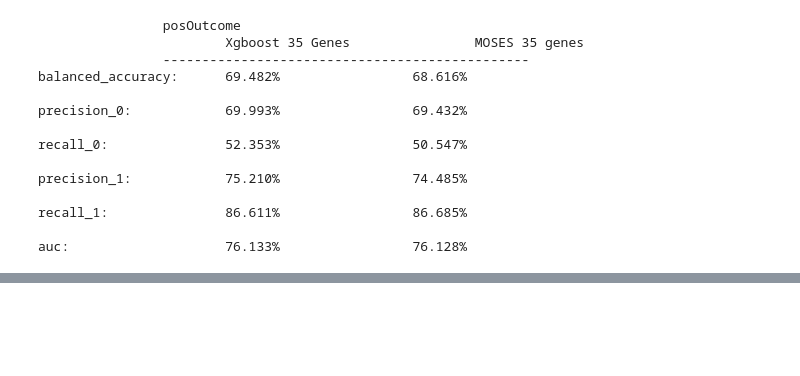
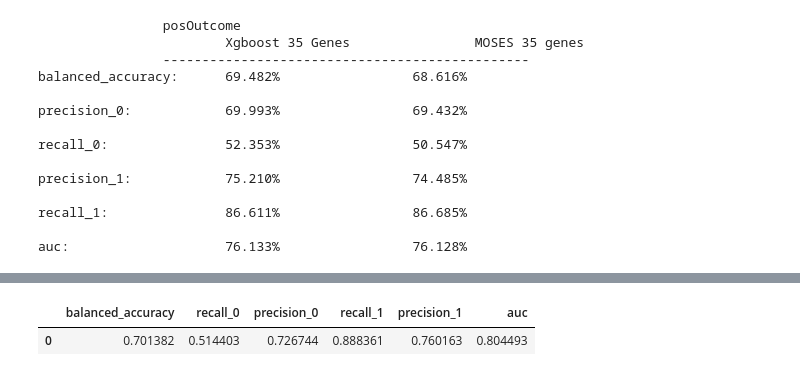
Before and after one commit to tanksha/pln-brca-xp, a Jupyter notebook: notebooks/xgboost_brca_curated_pam50_v4.ipynb, the cells around one changed output, grey strips where cells are left out. Cells and saved outputs as stored; diff of their text form; code cells hidden in the pictures; blank space fills up the shorter version.

```diff
--- a/notebooks/xgboost_brca_curated_pam50_v4.ipynb
+++ b/notebooks/xgboost_brca_curated_pam50_v4.ipynb
@@ -543,0 +624,10 @@ ge_outcome_df.shape
+# %%
+from sklearn.ensemble import VotingClassifier
+from sklearn.model_selection import train_test_split
+from sklearn.metrics import recall_score, precision_score, balanced_accuracy_score
+
+X_train, X_test, y_train, y_test = train_test_split(X_raw_outcome, y_raw_outcome, test_size=0.3, random_state=42)
+est_raw_moses = [('raw', clf_outcome), ('moses50', clf_moses50)]
+eclf_raw_moses = VotingClassifier(est_raw_moses, voting="soft", n_jobs=8)
+
+eclf_raw_moses.fit(X_train, y_train)
@@ -543,0 +652,16 @@ ge_outcome_df.shape
+# %%
+from sklearn.metrics import roc_auc_score
+def calc_scores(clf, y_true, y_pred):
+    recall_0, recall_1 = recall_score(y_true, y_pred, pos_label=0), recall_score(y_true, y_pred, pos_label=1)
+    precision_0, precision_1 =  precision_score(y_true, y_pred, pos_label=0), precision_score(y_true, y_pred, pos_label=1)
+    acc = balanced_accuracy_score(y_true, y_pred)
+    auc_score = roc_auc_score(y_true, clf.predict_proba(X_test)[:,1])
+    return np.array([[acc, recall_0, precision_0, recall_1, precision_1, auc_score]])
+
+y_pred_moses50 = eclf_raw_moses.predict(X_test)
+eclf_raw_moses_scores = calc_scores(eclf_raw_moses, y_test, y_pred_moses50)
+ensemble_raw_moses_df = pd.DataFrame(data=eclf_raw_moses_scores, columns=["balanced_accuracy", "recall_0", "precision_0", "recall_1", "precision_1", "auc"])
+ensemble_raw_moses_df.head()
+# %% [output]
+|  | balanced_accuracy | recall_0 | precision_0 | recall_1 | precision_1 | auc |
+| 0 | 0.701382 | 0.514403 | 0.726744 | 0.888361 | 0.760163 | 0.804493 |
```
Also changed, not shown: parts of 44 cells of this notebook, 4 other files.
